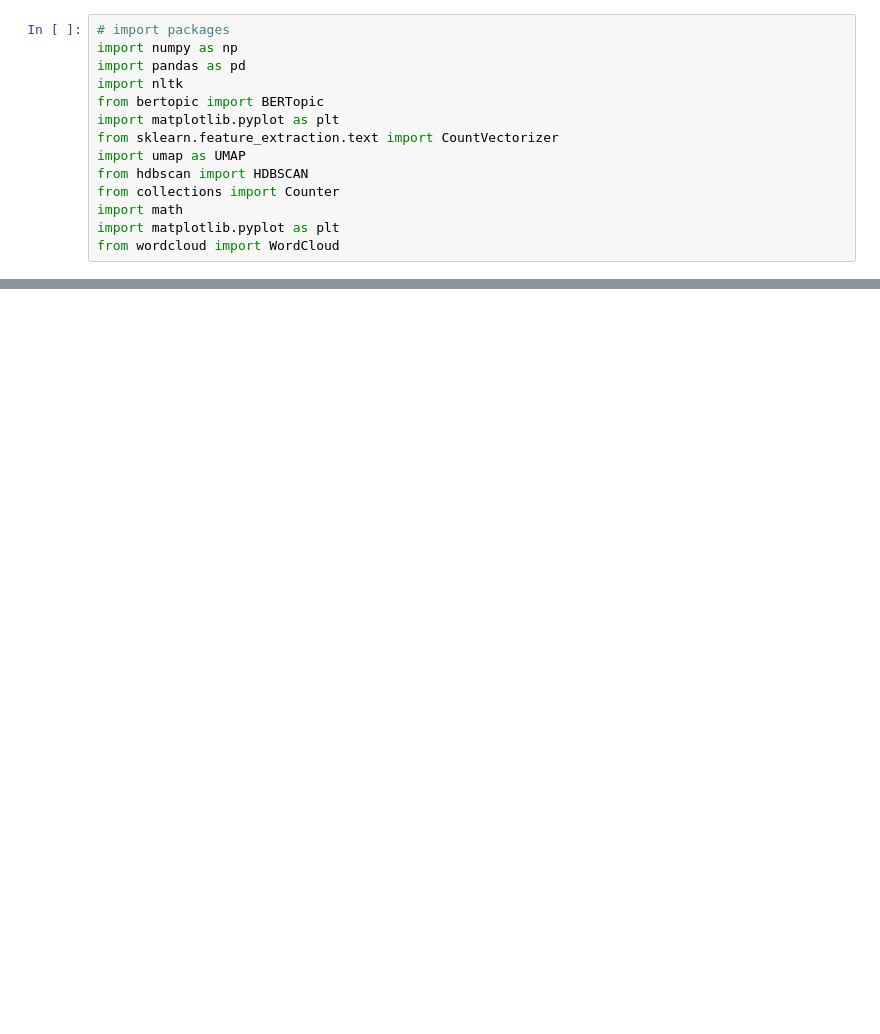
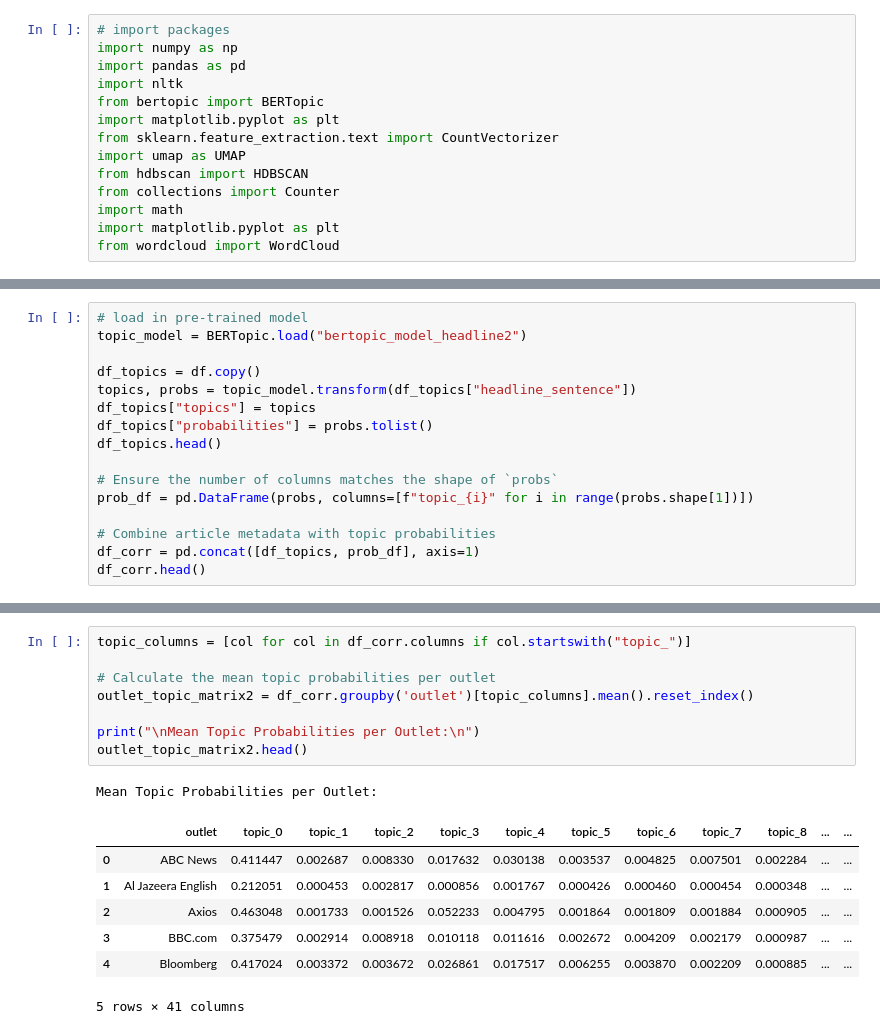
Before and after one commit to ziyouuu/news-bias-detection, a Jupyter notebook: TopicModelling/BERTopic_topicmodelling_headlines.ipynb, the cells around one changed output, grey strips where cells are left out. Drawn from its saved outputs; the diff is of its cells as text; blank space fills up the shorter version.

```diff
--- a/TopicModelling/BERTopic_topicmodelling_headlines.ipynb
+++ b/TopicModelling/BERTopic_topicmodelling_headlines.ipynb
@@ -211,0 +391,16 @@ plt.show()
+# %%
+# load in pre-trained model
+topic_model = BERTopic.load("bertopic_model_headline2")
+
+df_topics = df.copy()
+topics, probs = topic_model.transform(df_topics["headline_sentence"])
+df_topics["topics"] = topics
+df_topics["probabilities"] = probs.tolist()
+df_topics.head()
+
+# Ensure the number of columns matches the shape of `probs`
+prob_df = pd.DataFrame(probs, columns=[f"topic_{i}" for i in range(probs.shape[1])])
+
+# Combine article metadata with topic probabilities
+df_corr = pd.concat([df_topics, prob_df], axis=1)
+df_corr.head()
@@ -211,0 +415,17 @@ plt.show()
+# %%
+topic_columns = [col for col in df_corr.columns if col.startswith("topic_")]
+
+# Calculate the mean topic probabilities per outlet
+outlet_topic_matrix2 = df_corr.groupby('outlet')[topic_columns].mean().reset_index()
+
+print("\nMean Topic Probabilities per Outlet:\n")
+outlet_topic_matrix2.head()
+# %% [output]
+Mean Topic Probabilities per Outlet:
+|  | outlet | topic_0 | topic_1 | topic_2 | topic_3 | topic_4 | topic_5 | topic_6 | topic_7 | topic_8 | ... | ... |
+| 0 | ABC News | 0.411447 | 0.002687 | 0.008330 | 0.017632 | 0.030138 | 0.003537 | 0.004825 | 0.007501 | 0.002284 | ... | ... |
+| 1 | Al Jazeera English | 0.212051 | 0.000453 | 0.002817 | 0.000856 | 0.001767 | 0.000426 | 0.000460 | 0.000454 | 0.000348 | ... | ... |
+| 2 | Axios | 0.463048 | 0.001733 | 0.001526 | 0.052233 | 0.004795 | 0.001864 | 0.001809 | 0.001884 | 0.000905 | ... | ... |
+| 3 | BBC.com | 0.375479 | 0.002914 | 0.008918 | 0.010118 | 0.011616 | 0.002672 | 0.004209 | 0.002179 | 0.000987 | ... | ... |
+| 4 | Bloomberg | 0.417024 | 0.003372 | 0.003672 | 0.026861 | 0.017517 | 0.006255 | 0.003870 | 0.002209 | 0.000885 | ... | ... |
+5 rows × 41 columns
```
Also changed, not shown: parts of 20 cells of this notebook, 1 other file.
